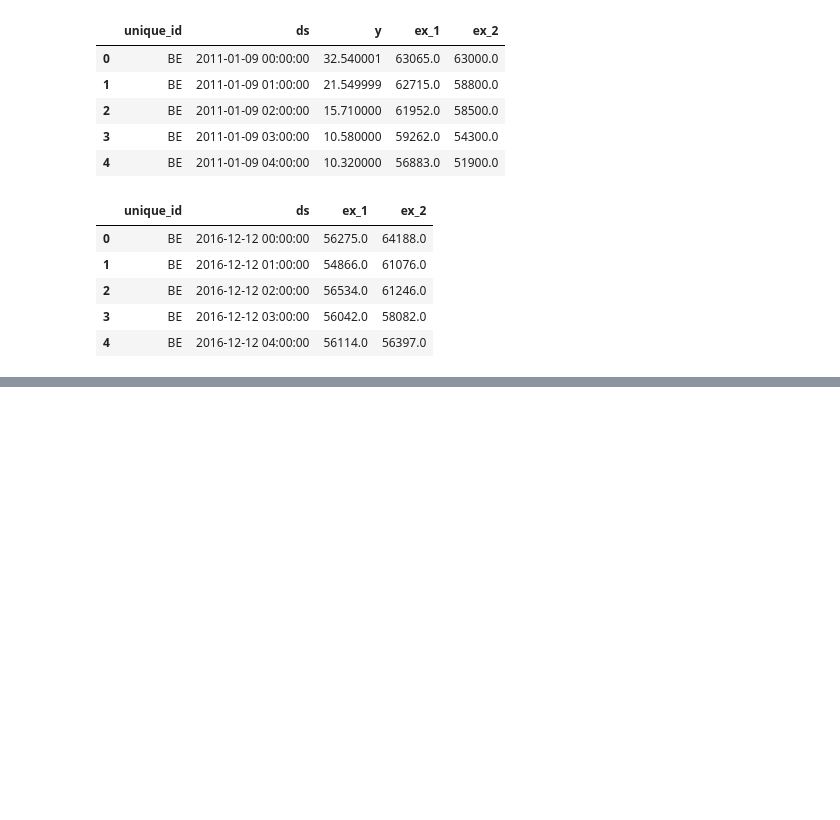
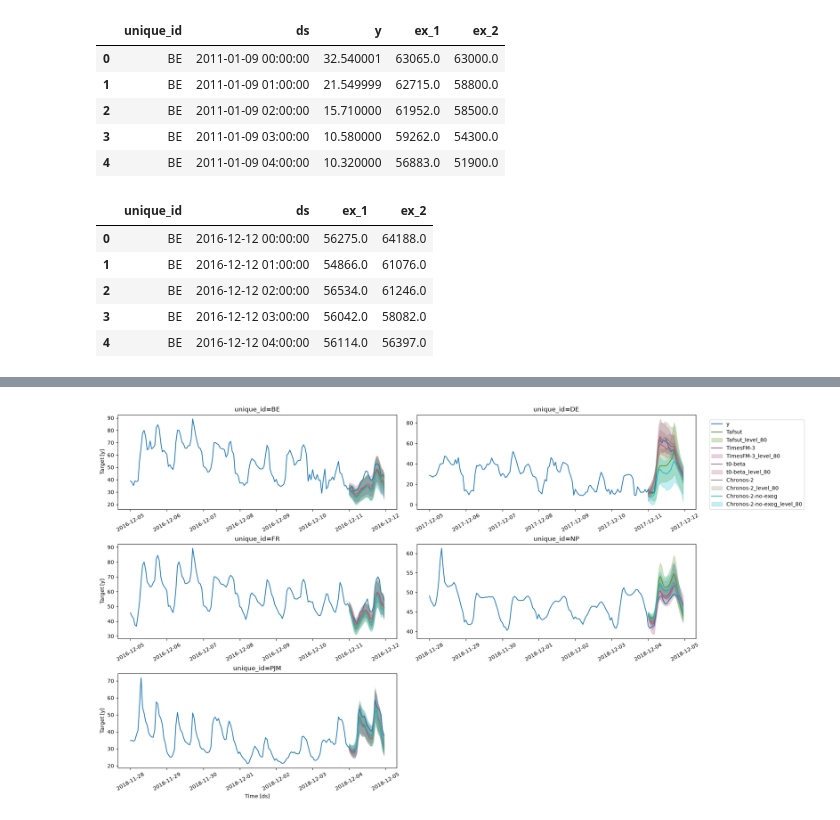
Before and after one commit to TimeCopilot/foundationforecast, a Jupyter notebook: docs/examples/exogenous-variables.ipynb, the cells around one changed output, grey strips where cells are left out. Cells and saved outputs as stored; diff of their text form; code cells hidden in the pictures; blank space fills up the shorter version.

```diff
--- a/docs/examples/exogenous-variables.ipynb
+++ b/docs/examples/exogenous-variables.ipynb
@@ -30,8 +53,7 @@ For cross-validation we concatenate train and test so the last `h` steps match t
 # %%
-df = pd.read_parquet("https://timecopilot.s3.amazonaws.com/public/data/electricity_price/train.parquet")
-X_df = pd.read_parquet("https://timecopilot.s3.amazonaws.com/public/data/electricity_price/test.parquet")
-y_test_df = X_df[["unique_id", "ds", "y"]]
-X_df = X_df.drop(columns=["y"])
+DATA = "https://timecopilot.s3.amazonaws.com/public/data/electricity_price"
+df = pd.read_parquet(f"{DATA}/train.parquet")
+X_df = pd.read_parquet(f"{DATA}/futr_exog.parquet")
 
 df.head()
 # %% [output]
@@ -74,9 +92,8 @@ from foundationforecast.models import Chronos, T0, Tafsut, TimesFM, TiRex
 # %%
 models = [
-    Tafsut(alias="Tafsut-no-exog", exog_strategy=False),
+    Tafsut(alias="Tafsut", exog_strategy=False),
     TimesFM(repo_id="google/timesfm-3.0-pytorch", alias="TimesFM-3"),
     T0(repo_id="theforecastingcompany/t0-beta", alias="t0-beta"),
-    #TiRex(repo_id="NX-AI/TiRex-2", alias="TiRex-2"),
     Chronos(repo_id="amazon/chronos-2", alias="Chronos-2"),
     Chronos(repo_id="amazon/chronos-2", alias="Chronos-2-no-exog", exog_strategy=False),
 ]
@@ -84,0 +119,9 @@ ff = FoundationForecast(models=models)
+# %%
+ff.plot(
+    df,
+    cv_df.drop(columns=["cutoff", "y"]),
+    level=[80],
+    max_insample_length=24 * 7,
+)
+# %% [output]
+[figure, added]
```
Also changed, not shown: parts of 27 cells of this notebook.
